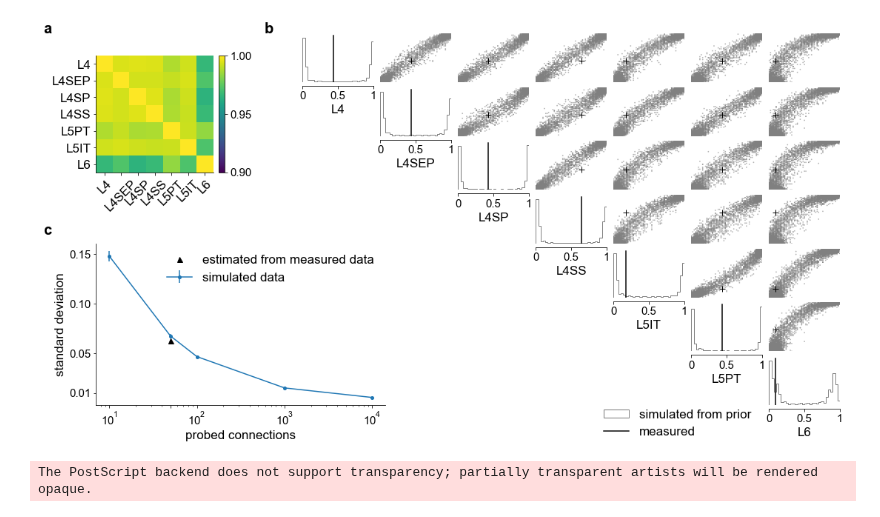
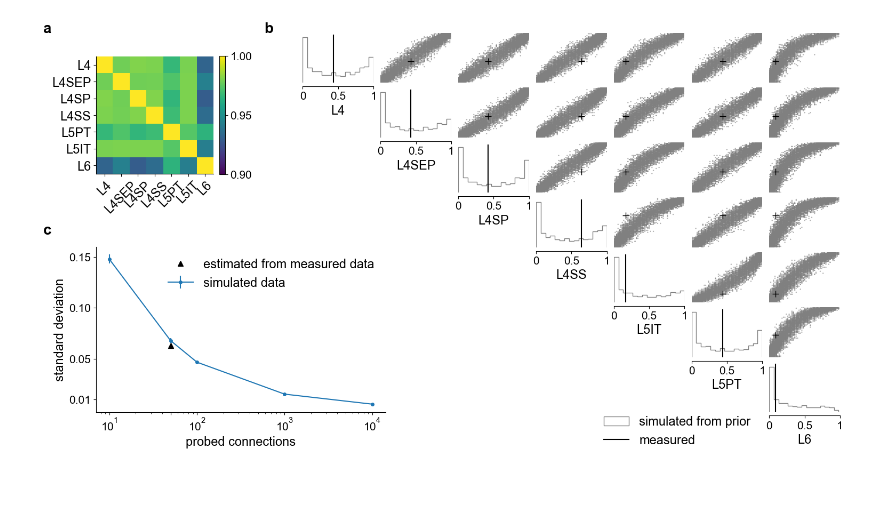
Before and after one commit to mackelab/sbi-for-connectomics, a Jupyter notebook: figures/supplementary_figures/supp_fig4_prior_predictive.ipynb, the cells around one changed output. Drawn from its saved outputs; the diff is of its cells as text; code cells hidden in the pictures; blank space fills up the shorter version.

Commit message:
update figures for revision

```diff
--- a/figures/supplementary_figures/supp_fig4_prior_predictive.ipynb
+++ b/figures/supplementary_figures/supp_fig4_prior_predictive.ipynb
@@ -18,7 +18,7 @@ from consbi import DATA_PATH, RESULTS_PATH
 
 from sbi.analysis import pairplot
 
-plt.style.use('../plotting_settings.mplstyle')
+plt.style.use("plotting_settings.mplstyle")
 # Colorblind color palette
 colors = ['#377eb8', '#ff7f00', '#4daf4a',
                   '#f781bf', '#a65628', '#984ea3',
@@ -34,26 +34,20 @@ with open(RESULTS_PATH.joinpath("amortized_posterior_N2000000_Default_ss50_ep129
 # Sample from prior with filter for reasonable observations.
 xo = torch.tensor([[0.4300, 0.4300, 0.4200, 0.6400, 0.1700, 0.4400, 0.0900]])
 xo_labels = ["L4", "L4SEP", "L4SP", "L4SS", "L5PT", "L5IT", "L6"]
-# %%
-if regenerate_results:
-    N = 100000
-    ths = prior.sample((N,))
-    batch_simulator, prior = prepare_for_sbi(simulator, prior)
-    xs = simulate_in_batches(batch_simulator, ths, num_workers=20, sim_batch_size=int(N/50))
-
-    with open(RESULTS_PATH.joinpath("prior_predictive_dso_100000.p"), "wb") as fh:
-        pickle.dump(dict(theta=ths, x=xs, prior=prior), fh)
-else:
-    with open(RESULTS_PATH.joinpath("prior_predictive_dso_100000.p"), "rb") as fh:
-        ths, xs, prior = pickle.load(fh).values()
+# %%
+# load presimated data.
+with open(DATA_PATH.joinpath("presimulated_dso_gaussian005_n1000000.p"), "rb") as fh:
+    prior, ths, xs = pickle.load(fh).values()
+    xs = xs.squeeze()
 # %%
+# simulate with default rule and increasing number of subsampling pairs.
 xss = []
 # number of neuron pairs to subsample.
 sss = [10, 50, 100, 1000, 10000]
 for ss in sss:
     simulator.num_subsampling_pairs = ss
     sim, prior = prepare_for_sbi(simulator, prior)
-    xss.append(simulate_in_batches(sim, torch.ones(1000, 3), num_workers=10, sim_batch_size=100))
+    xss.append(simulate_in_batches(sim, torch.ones(1000, 3), num_workers=50, sim_batch_size=20))
 # %%
 stds_mean = np.array([float(xi.std(axis=0).mean()) for xi in xss])
 stds_sem = np.array([float(xi.std(axis=0).std()/np.sqrt(7)) for xi in xss])
@@ -109,43 +103,41 @@ color = colors[3]
 fig, ax3 = pairplot(xs[:num_samples], points=xo.squeeze(),
                     limits=[[0, 1]]*7,
                     labels=data_labels,
-                    hist_diag = dict(bins=30),
+                    hist_diag = dict(bins=15, density=True),
                     points_offdiag=dict(marker="+", markersize=8),
                     points_colors=["k"],
                     upper="scatter",
                     diag="hist",
                     scatter_offdiag=dict(s=3, alpha=0.6),
                     contour_offdiag=dict(levels=[0.35, 0.68, 0.95]),
                     kde_offdiag=dict(bw_method=0.3, bins=150),
                     samples_colors=["gray"], #[colors[3]],
                     axes=ax3,
                     fig=fig,
                    )
 
 # dot, = plt.plot(0.1, "o", c=color, markersize=4);
 # h[1] = dot
 plt.sca(ax3[0,0])
 plt.legend(["simulated from prior", "measured"],
            bbox_to_anchor=(4.1, -6.45),
 #               bbox_to_anchor=(-.2, -1.),
            loc=2)
 # ax3[2, 0].legend(h, l,
 #                 frameon=False, markerscale=2,
 #                 bbox_to_anchor=(0.49, .62),
 #                 bbox_transform=plt.gcf().transFigure);
 
 weight = "bold"
 fontsize = 20
 x = 0.07
 y = 0.9
 fig.text(x, y, "a", fontsize=fontsize, fontweight=weight)
 fig.text(.3, y, "b", fontsize=fontsize, fontweight=weight)
 fig.text(x, 0.48, "c", fontsize=fontsize, fontweight=weight);
 plt.tight_layout();
 # %% [output]
-[figure, old version]
+[figure, new version]
 # %%
 for ftype in ["png", "pdf",]:
     fig.savefig(f"supp_fig4_prior_predictive.{ftype}", dpi=300, bbox_inches='tight')
-# %% [output]
-The PostScript backend does not support transparency; partially transparent artists will be rendered opaque.
```
Also changed, not shown: parts of 1 cell of this notebook, 5 other files.
